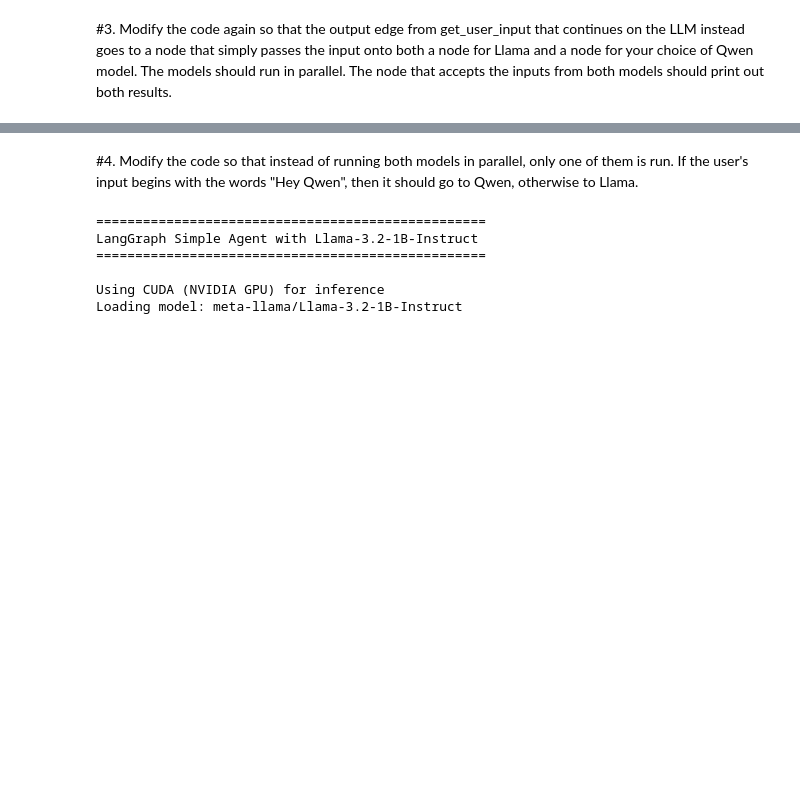
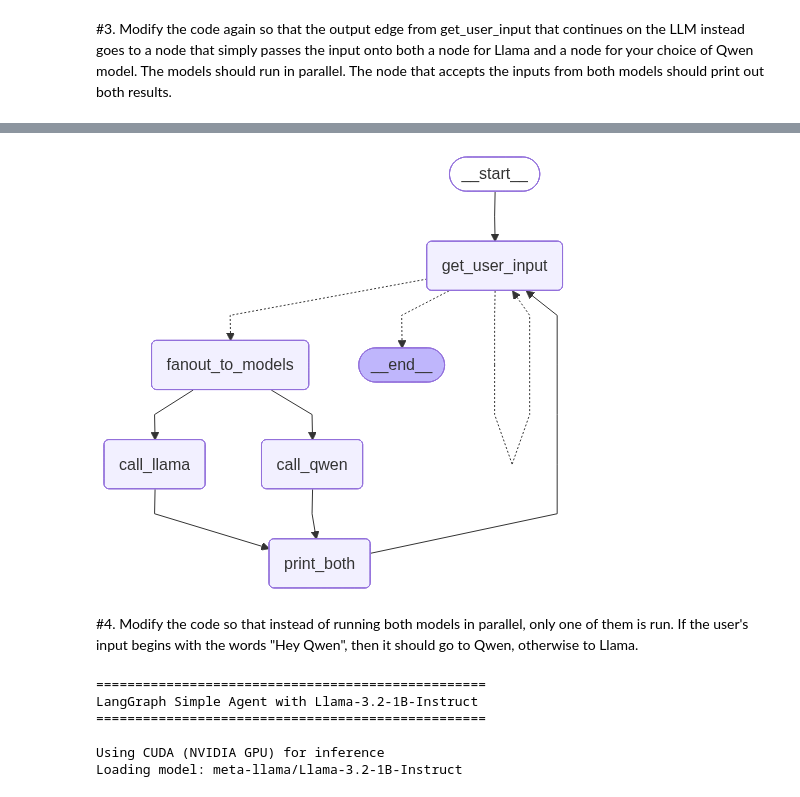
Before and after one commit to scarlettyu2023/AI_agent_workshop, a Jupyter notebook: Topic2Frameworks/Topic_2_Agent_Orchestration_Frameworks.ipynb, the cells around one changed output, grey strips where cells are left out. Saved outputs shown, nothing was run; the diff lists cells and outputs as text; code cells hidden in the pictures; blank space fills up the shorter version.

```diff
--- a/Topic2Frameworks/Topic_2_Agent_Orchestration_Frameworks.ipynb
+++ b/Topic2Frameworks/Topic_2_Agent_Orchestration_Frameworks.ipynb
@@ -2360,4 +1619,8 @@ Enter your text (or 'quit' to exit):
 Goodbye!
+# %%
+Image('/content/lg_graph.png')
+# %% [output]
+[figure, added]
 # %% [markdown]
 #4. Modify the code so that instead of running both models in parallel, only one of them is run.  If the user's input begins with the words "Hey Qwen", then it should go to Qwen, otherwise to Llama.
 # %%
```
Also changed, not shown: parts of 19 cells of this notebook.
